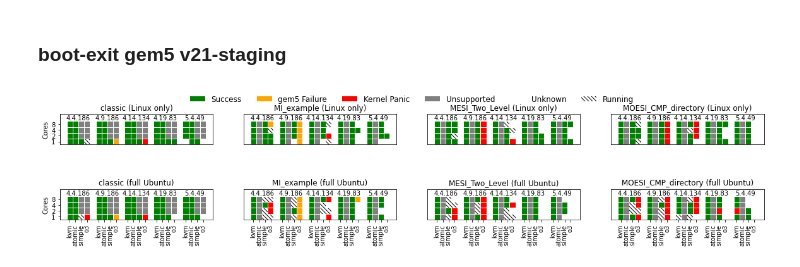
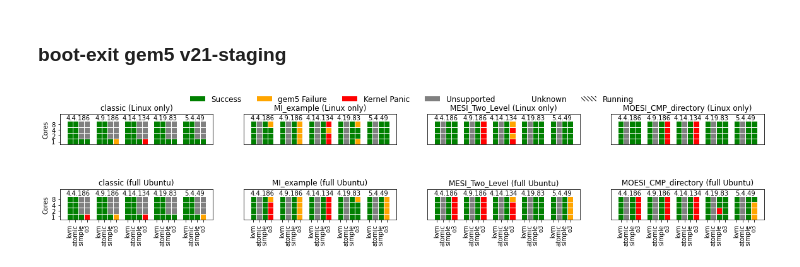
Before and after one commit to hnpl/gem5-status, a Jupyter notebook: gem5-v21-staging/status.ipynb, the cells around one changed output. Saved outputs shown, nothing was run; the diff lists cells and outputs as text; code cells hidden in the pictures.

Commit message:
Update and finalize results
Signed-off-by: Hoa Nguyen <hoanguyen@ucdavis.edu>

```diff
--- a/gem5-v21-staging/status.ipynb
+++ b/gem5-v21-staging/status.ipynb
@@ -241,7 +241,7 @@ for params, run in boot_exit_runs:
         boot_exit_status[kernel][cpu_type][mem_sys][num_cpus][boot_type] = Status.classify(run.status, run.kill_reason)
         boot_exit_status_version[kernel][cpu_type][mem_sys][num_cpus][boot_type] = run_version
 
-patch_boot_exit_result("results.csv", boot_exit_status, all_runs_finished=True)
+#patch_boot_exit_result("results.csv", boot_exit_status, all_runs_finished=True)
 
 
 plt.rcParams["figure.figsize"] = (20,4)
@@ -263,31 +263,31 @@ for mem_sys in boot_exit_input_space["mem_sys"]:
             data.append(row)
         data.append([Status.separator] * len(data[0]))
 
         qcolor(axes[n%2, n//2], data, Status.get_color_map(), Status.get_hatch_map())
 
         title1 = mem_sys
         title2 = "Linux only" if boot_type == "init" else "full Ubuntu"
         axes[n%2, n//2].set_title("{} ({})".format(title1, title2))
         axes[n%2, n//2].set_xticks([])
         axes[n%2, n//2].set_yticks([])
         for i in range(len(boot_exit_input_space["kernels"])):
             axes[n%2, n//2].text(1.5+i*5.0, 4.2, boot_exit_input_space["kernels"][i], horizontalalignment='center')
         if n%2 == 1:
             axes[n%2, n//2].set_xticks([i for i in range(len(data[0])) if i % 5 != 4])
             axes[n%2, n//2].set_xticklabels(col_labels, rotation=90)
         if n//2 == 0:
             axes[n%2, n//2].set_ylabel("Cores")
             axes[n%2, n//2].set_yticks([i+0.5 for i in range(len(boot_exit_input_space['num_cpus']))])
             axes[n%2, n//2].set_yticklabels(boot_exit_input_space['num_cpus'])
         n+=1
 
 # legends
 for label, color, hatch in zip(Status.get_legend_labels(), Status.get_color_map(), Status.get_hatch_map()):
     if hatch == '':
         plt.bar(0, 0, label=label, color=color)
     else:
         plt.bar(0, 0, label=label, color=color, hatch = hatch)
 plt.legend(bbox_to_anchor=(-1.3,4.3), loc="upper center", ncol=Status.n_cats, prop={'size': 12}, frameon=0)
 plt.show()
 # %% [output]
-[figure, old version]
+[figure, new version]
```
Also changed, not shown: parts of 1 cell of this notebook.
